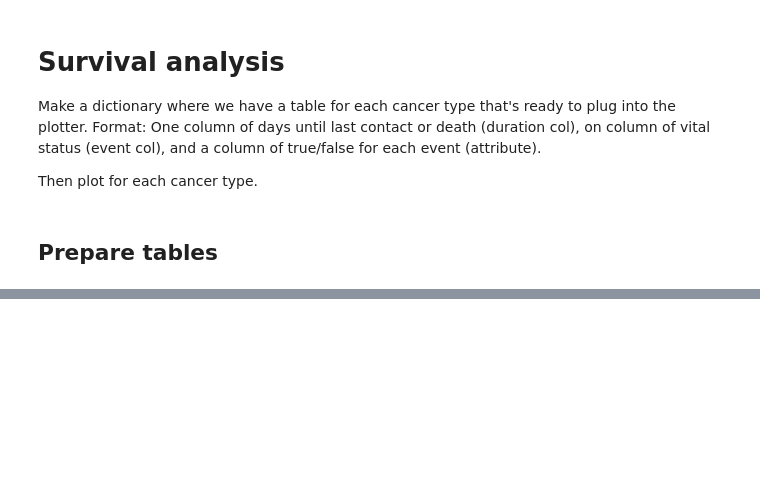
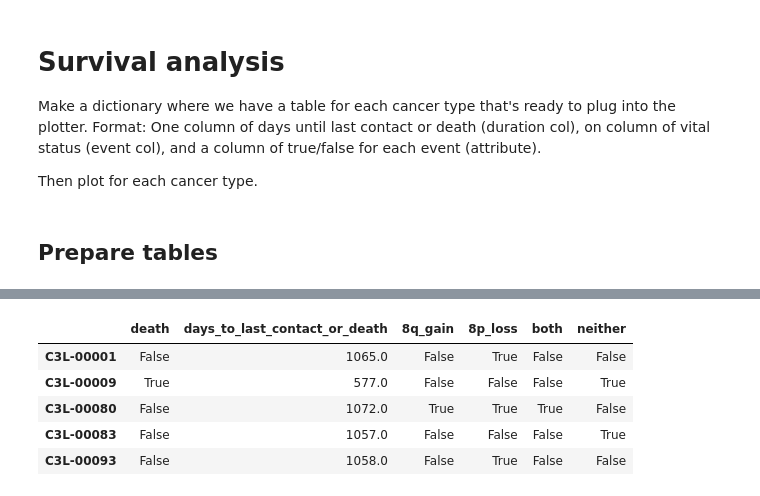
Before and after one commit to PayneLab/pancancerCNV, a Jupyter notebook: chromosome_8/16_survival_analysis.ipynb, the cells around one changed output, grey strips where cells are left out. Drawn from its saved outputs; the diff is of its cells as text; code cells hidden in the pictures; blank space fills up the shorter version.

```diff
--- a/chromosome_8/16_survival_analysis.ipynb
+++ b/chromosome_8/16_survival_analysis.ipynb
@@ -116,0 +132,9 @@ def prepare_plot_table(ds):
+# %%
+prepare_plot_table(cptac.Luad).head()
+# %% [output]
+|  | death | days_to_last_contact_or_death | 8q_gain | 8p_loss | both | neither |
+| C3L-00001 | False | 1065.0 | False | True | False | False |
+| C3L-00009 | True | 577.0 | False | False | False | True |
+| C3L-00080 | False | 1072.0 | True | True | True | False |
+| C3L-00083 | False | 1057.0 | False | False | False | True |
+| C3L-00093 | False | 1058.0 | False | True | False | False |
```
Also changed, not shown: parts of 9 cells of this notebook.
